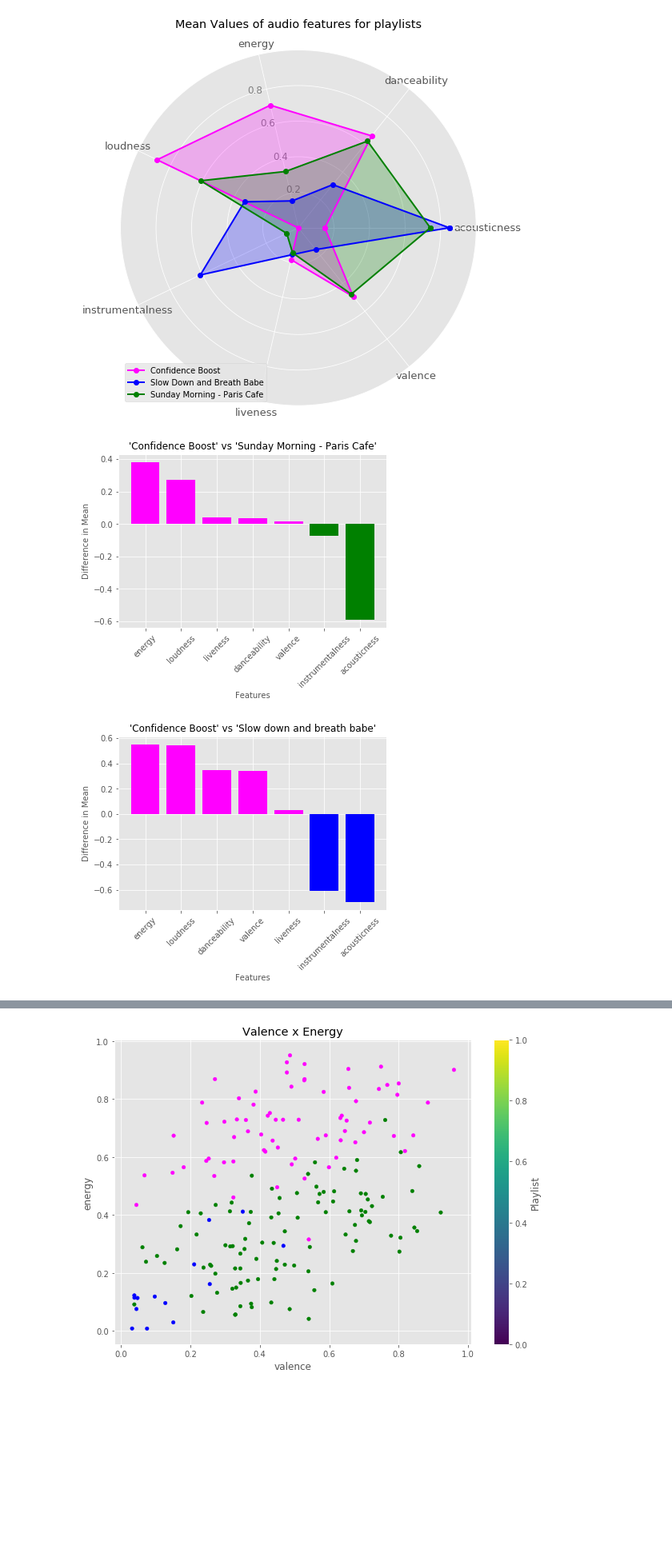
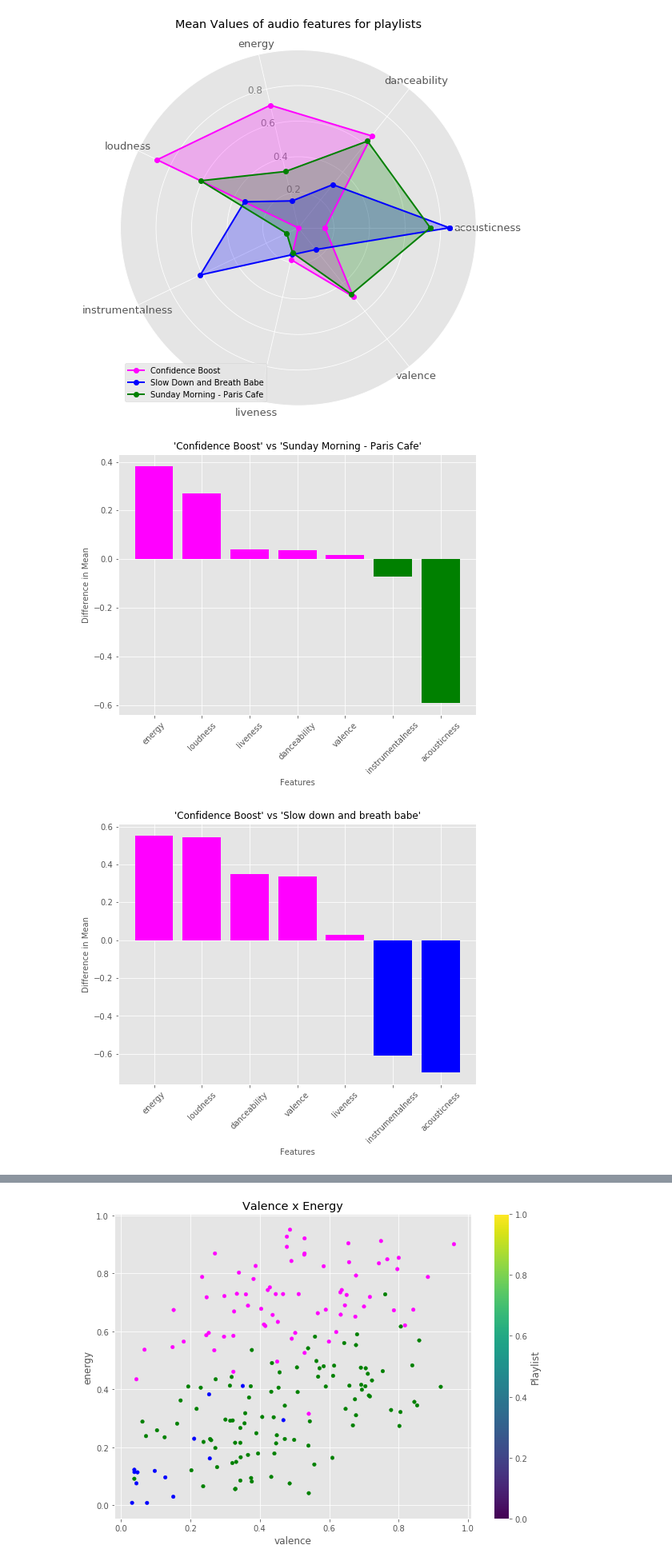
Before and after one commit to zsvorenova/Group_Three, a Jupyter notebook: API_music_mood_z.ipynb, the cells around one changed output, grey strips where cells are left out. Shown at 80% size. Cells and saved outputs as stored; diff of their text form; code cells hidden in the pictures; blank space fills up the shorter version.

```diff
--- a/API_music_mood_z.ipynb
+++ b/API_music_mood_z.ipynb
@@ -377,6 +280,7 @@ for i in diff1:
 #Create a bar plot with assigning the colors as defined in the step above
 x = np.arange(len(diff1))
 y = diff1
+plt.figure(figsize =(8,6))
 plt.bar(x,y, color = colors)
 plt.xticks(x, diff1.index, rotation=45)
 plt.ylabel('Difference in Mean', fontsize = 10)
@@ -385,33 +289,34 @@ plt.title("'Confidence Boost' vs 'Sunday Morning - Paris Cafe'", fontsize = 12)
 plt.savefig("MusicMoodImages/Confidence_Sunday_meansdiff.png")
 plt.show()
 # %% [output]
-[figure, old version]
+[figure, new version]
 # %%
 # Create a bar plot for comparison of differences between 'Confidence Boost' and 'Slow down and breath babe'
 # Calculate the differences and sort values in descending order
 diff2 = features_df.confidence_boost - features_df.slow_down_and_breath
 diff2 = diff2.sort_values(ascending=False)
 
 # The colors for each bar needs to be assigned manually based on which playlist's value is higher:
 colors = []
 for i in diff2:
     if i > 0:
         colors.append('magenta')
     else:
         colors.append('blue')
 
 #Create a bar plot with assigning the colors as defined in the step above
 x = np.arange(len(diff2))
 y = diff2
+plt.figure(figsize =(8,6))
 plt.bar(x,y, color = colors)
 plt.xticks(x, diff2.index, rotation=45)
 plt.ylabel('Difference in Mean', fontsize = 10)
 plt.xlabel('Features', fontsize = 10)
 plt.title("'Confidence Boost' vs 'Slow down and breath babe'", fontsize = 12)
 plt.savefig("MusicMoodImages/Confidence_Breath_meansdiff.png")
 plt.show()
 # %% [output]
-[figure, old version]
+[figure, new version]
 # %%
 # Create a bar plot for comparison of differences between 'Sunday Morning - Paris Cafe' and 'Slow down and breath babe'
 # Calculate the differences and sort values in descending order
```
Also changed, not shown: parts of 14 cells of this notebook, 3 other files.
